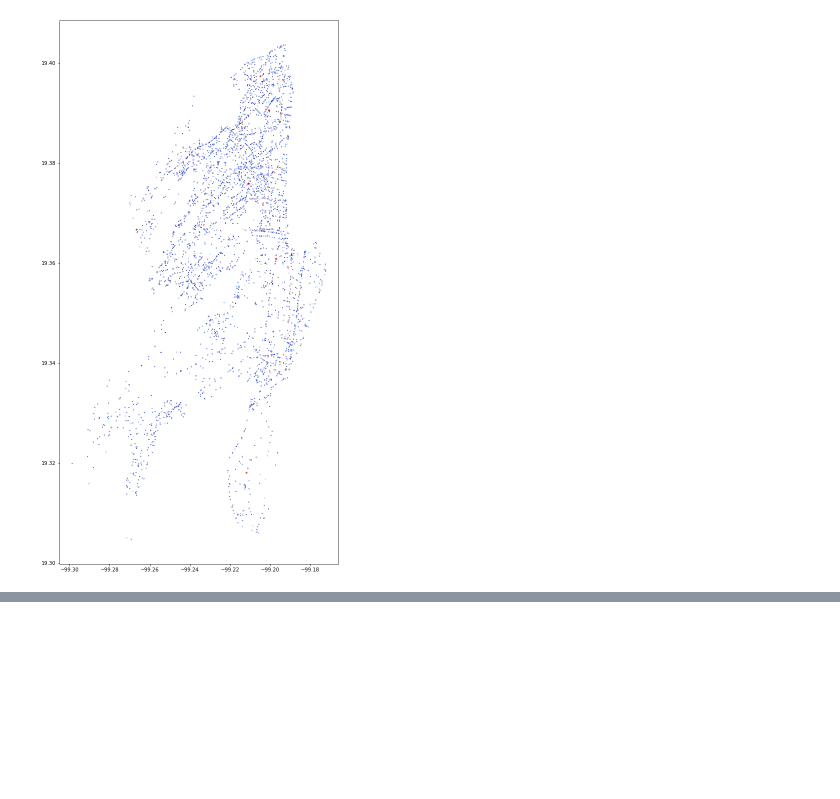
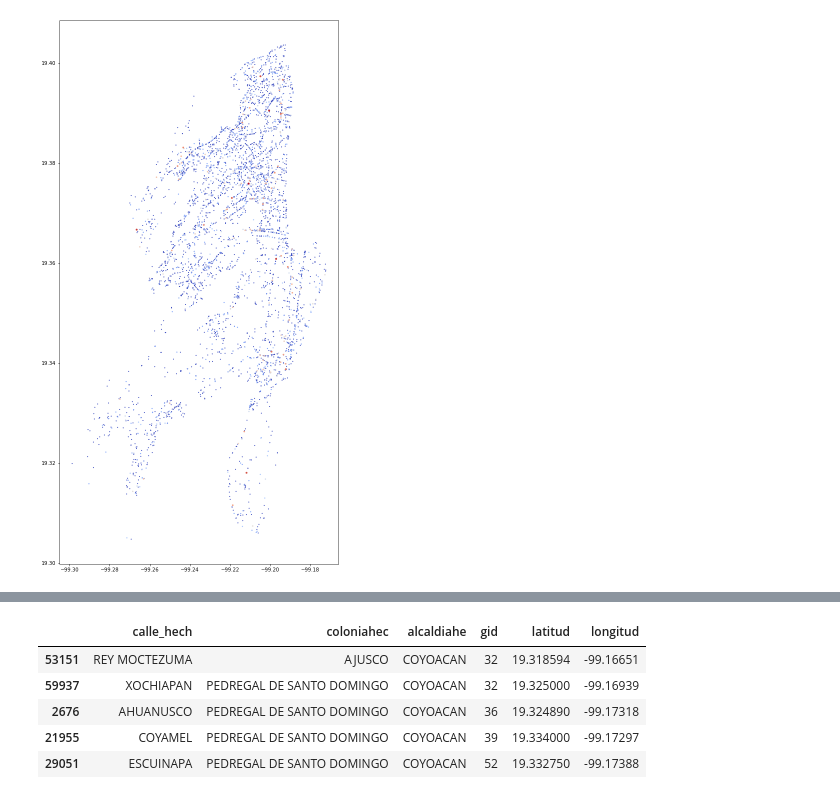
Before and after one commit to alexalemanhdz/rutas-seguras, a Jupyter notebook: Jueves 21 enero.ipynb, the cells around one changed output, grey strips where cells are left out. Cells and saved outputs as stored; diff of their text form; code cells hidden in the pictures; blank space fills up the shorter version.

```diff
--- a/Jueves 21 enero.ipynb
+++ b/Jueves 21 enero.ipynb
@@ -188,0 +201,9 @@ plt.scatter(
+# %%
+coord_cu.tail(5)
+# %% [output]
+|  | calle_hech | coloniahec | alcaldiahe | gid | latitud | longitud |
+| 53151 | REY MOCTEZUMA | AJUSCO | COYOACAN | 32 | 19.318594 | -99.16651 |
+| 59937 | XOCHIAPAN | PEDREGAL DE SANTO DOMINGO | COYOACAN | 32 | 19.325000 | -99.16939 |
+| 2676 | AHUANUSCO | PEDREGAL DE SANTO DOMINGO | COYOACAN | 36 | 19.324890 | -99.17318 |
+| 21955 | COYAMEL | PEDREGAL DE SANTO DOMINGO | COYOACAN | 39 | 19.334000 | -99.17297 |
+| 29051 | ESCUINAPA | PEDREGAL DE SANTO DOMINGO | COYOACAN | 52 | 19.332750 | -99.17388 |
```
Also changed, not shown: parts of 3 cells of this notebook.
